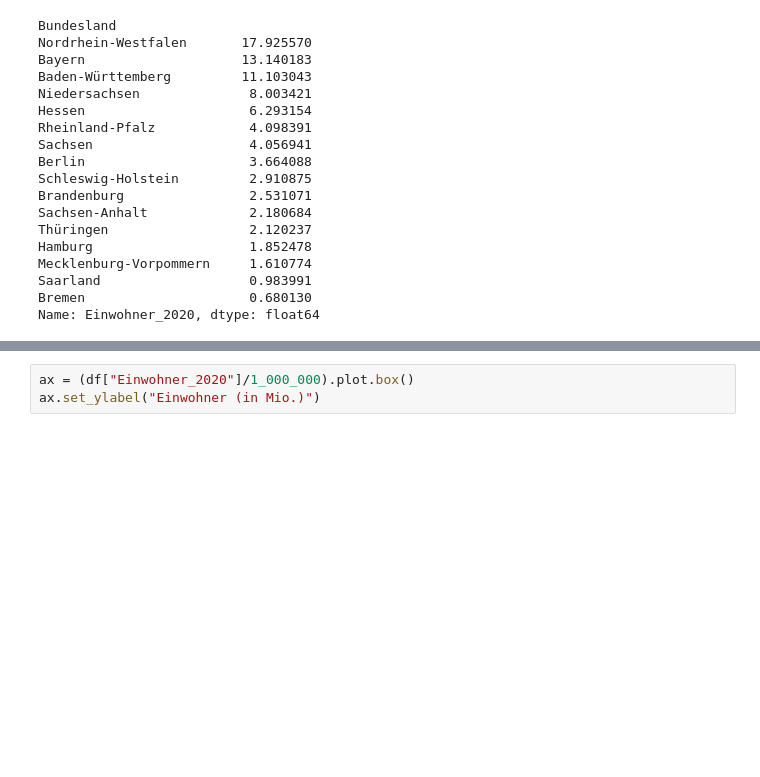
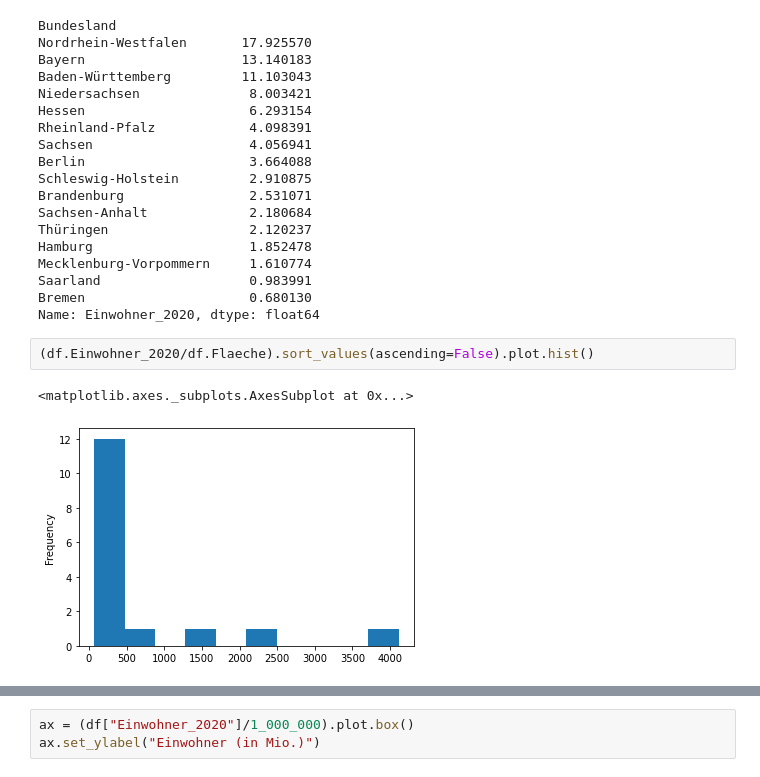
Before and after one commit to floriandotpy/data-playground, a Jupyter notebook: federal-states-germany-stats.ipynb, the cells around one changed output, grey strips where cells are left out. Cells and saved outputs as stored; diff of their text form; blank space fills up the shorter version.

```diff
--- a/federal-states-germany-stats.ipynb
+++ b/federal-states-germany-stats.ipynb
@@ -63,3 +63,8 @@ Mecklenburg-Vorpommern     1.610774
 Saarland                   0.983991
 Bremen                     0.680130
 Name: Einwohner_2020, dtype: float64
+# %%
+(df.Einwohner_2020/df.Flaeche).sort_values(ascending=False).plot.hist()
+# %% [output]
+<matplotlib.axes._subplots.AxesSubplot at 0x...>
+[figure, added]
```
Also changed, not shown: parts of 1 cell of this notebook, 3 other files.
